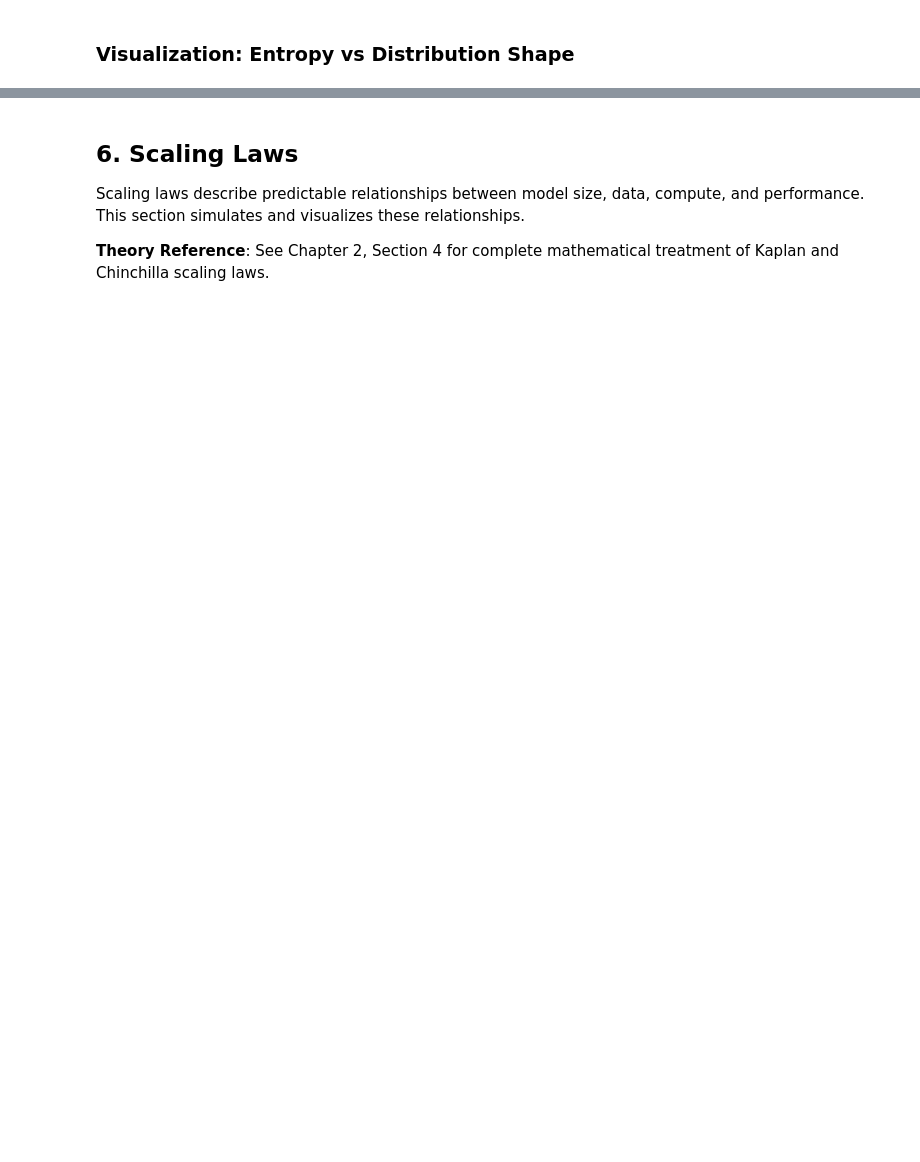
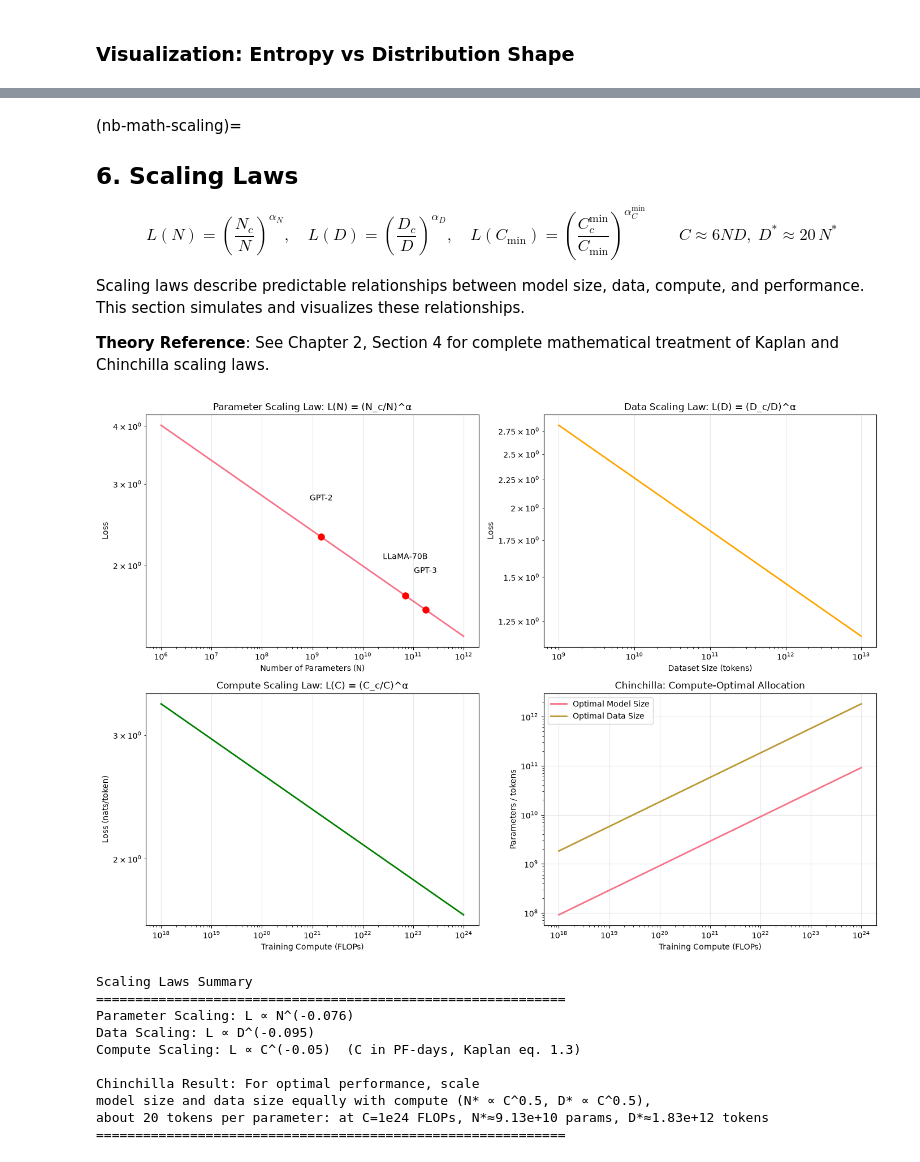
Before and after one commit to Beaker12/llmatlas, a Jupyter notebook: chapters/02-mathematics/examples/mathematical_foundations_demo.ipynb, the cells around one changed output, grey strips where cells are left out. Cells and saved outputs as stored; diff of their text form; code cells hidden in the pictures; blank space fills up the shorter version.

```diff
--- a/chapters/02-mathematics/examples/mathematical_foundations_demo.ipynb
+++ b/chapters/02-mathematics/examples/mathematical_foundations_demo.ipynb
@@ -799,5 +880,8 @@ compare_gradient_flow()
 # %% [markdown]
+(nb-math-scaling)=
 ## 6. Scaling Laws
+
+$$L(N) = \left(\frac{N_c}{N}\right)^{\alpha_N},\quad L(D) = \left(\frac{D_c}{D}\right)^{\alpha_D},\quad L(C_{\min}) = \left(\frac{C_c^{\min}}{C_{\min}}\right)^{\alpha_C^{\min}} \qquad C \approx 6ND,\; D^* \approx 20\,N^*$$
 
 Scaling laws describe predictable relationships between model size, data, compute, and performance. This section simulates and visualizes these relationships.
 
@@ -845,25 +929,32 @@ def data_scaling_law(
     return (D_c / D) ** alpha_D
 
 
+PF_DAY_FLOPS = 1e15 * 86400  # one petaflop/s-day = 8.64e19 FLOPs
+
+
 def compute_scaling_law(
-    C: np.ndarray,
-    C_c: float = 1e10,
-    alpha_C: float = 0.05
+    C_flops: np.ndarray,
+    C_c_pfdays: float = 3.1e8,
+    alpha_C: float = 0.050
 ) -> np.ndarray:
     """
-    Compute scaling law.
+    Kaplan et al. compute scaling law (their eq. 1.3, compute-efficient frontier).
 
-    L(C) = (C_c / C)^α_C
+    L(C_min) = (C_c^min / C_min)^α_C^min, with C_c^min ≈ 3.1e8 PF-days and α ≈ 0.050.
+    Kaplan measure compute in PF-days, so FLOPs are converted first.
 
     Args:
-        C: Training compute (FLOPs)
-        C_c: Critical scale parameter
+        C_flops: Training compute in FLOPs
+        C_c_pfdays: Critical scale in PF-days
         alpha_C: Scaling exponent
 
     Returns:
-        Loss values
+        Loss values (nats per token)
     """
-    return (C_c / C) ** alpha_C
+    return (C_c_pfdays / (C_flops / PF_DAY_FLOPS)) ** alpha_C
+
+
+assert 2 < compute_scaling_law(np.array([1e18]))[0] < 4, "loss at 1e18 FLOPs should be a few nats"
 
 
 def chinchilla_optimal_allocation(
@@ -887,11 +978,19 @@ def chinchilla_optimal_allocation(
     Returns:
         Optimal (model_size, data_size)
     """
-    # Simplified allocation (actual constants would be fitted to empirical data)
-    model_size = compute_budget ** a / 1e6  # Rough approximation
-    data_size = compute_budget ** b / 1e3   # Rough approximation
+    # Two facts fix the constants: training cost C ≈ 6·N·D FLOPs, and Hoffmann et al.
+    # found the optimum at roughly D ≈ 20·N tokens per parameter. Together:
+    #   N* = sqrt(C / 120),  D* = 20 · N*
+    # (a = b = 0.5 is exactly this square-root scaling).
+    tokens_per_param = 20.0
+    model_size = (compute_budget / (6.0 * tokens_per_param)) ** a
+    data_size = tokens_per_param * model_size ** (b / a)
+    return model_size, data_size
 
-    return model_size, data_size
+
+_N, _D = chinchilla_optimal_allocation(1e24)
+assert abs(6 * _N * _D / 1e24 - 1) < 0.01, "6ND must equal the compute budget"
+assert abs(_D / _N - 20) < 0.5, "Chinchilla: ~20 tokens per parameter"
 
 
 # Visualize scaling laws
@@ -935,40 +1034,53 @@ losses_C = compute_scaling_law(C_range)
 
 axes[1, 0].loglog(C_range, losses_C, linewidth=2, color='green')
 axes[1, 0].set_xlabel('Training Compute (FLOPs)')
-axes[1, 0].set_ylabel('Loss')
+axes[1, 0].set_ylabel('Loss (nats/token)')
 axes[1, 0].set_title('Compute Scaling Law: L(C) = (C_c/C)^α')
 axes[1, 0].grid(True, alpha=0.3)
 
 # Chinchilla optimal allocation
 compute_budgets = np.logspace(18, 24, 50)
 optimal_N = []
 optimal_D = []
 
 for C in compute_budgets:
     N_opt, D_opt = chinchilla_optimal_allocation(C)
     optimal_N.append(N_opt)
     optimal_D.append(D_opt)
 
 optimal_N = np.array(optimal_N)
 optimal_D = np.array(optimal_D)
 
 axes[1, 1].loglog(compute_budgets, optimal_N, label='Optimal Model Size', linewidth=2)
 axes[1, 1].loglog(compute_budgets, optimal_D, label='Optimal Data Size', linewidth=2)
 axes[1, 1].set_xlabel('Training Compute (FLOPs)')
-axes[1, 1].set_ylabel('Size')
+axes[1, 1].set_ylabel('Parameters / tokens')
 axes[1, 1].set_title('Chinchilla: Compute-Optimal Allocation')
 axes[1, 1].legend()
 axes[1, 1].grid(True, alpha=0.3)
 
 plt.tight_layout()
 plt.show()
 
 print("Scaling Laws Summary")
 print("=" * 60)
 print("Parameter Scaling: L ∝ N^(-0.076)")
 print("Data Scaling: L ∝ D^(-0.095)")
-print("Compute Scaling: L ∝ C^(-0.05)")
+print("Compute Scaling: L ∝ C^(-0.05)  (C in PF-days, Kaplan eq. 1.3)")
 print("\nChinchilla Result: For optimal performance, scale")
-print("model size and data size equally with compute (N* ∝ C^0.5, D* ∝ C^0.5)")
+print("model size and data size equally with compute (N* ∝ C^0.5, D* ∝ C^0.5),")
+print(f"about 20 tokens per parameter: at C=1e24 FLOPs, N*≈{_N:.2e} params, D*≈{_D:.2e} tokens")
 print("=" * 60)
+# %% [output]
+[figure, added]
+Scaling Laws Summary
+============================================================
+Parameter Scaling: L ∝ N^(-0.076)
+Data Scaling: L ∝ D^(-0.095)
+Compute Scaling: L ∝ C^(-0.05)  (C in PF-days, Kaplan eq. 1.3)
+
+Chinchilla Result: For optimal performance, scale
+model size and data size equally with compute (N* ∝ C^0.5, D* ∝ C^0.5),
+about 20 tokens per parameter: at C=1e24 FLOPs, N*≈9.13e+10 params, D*≈1.83e+12 tokens
+============================================================
 # %% [markdown]
```
Also changed, not shown: parts of 25 cells of this notebook.
